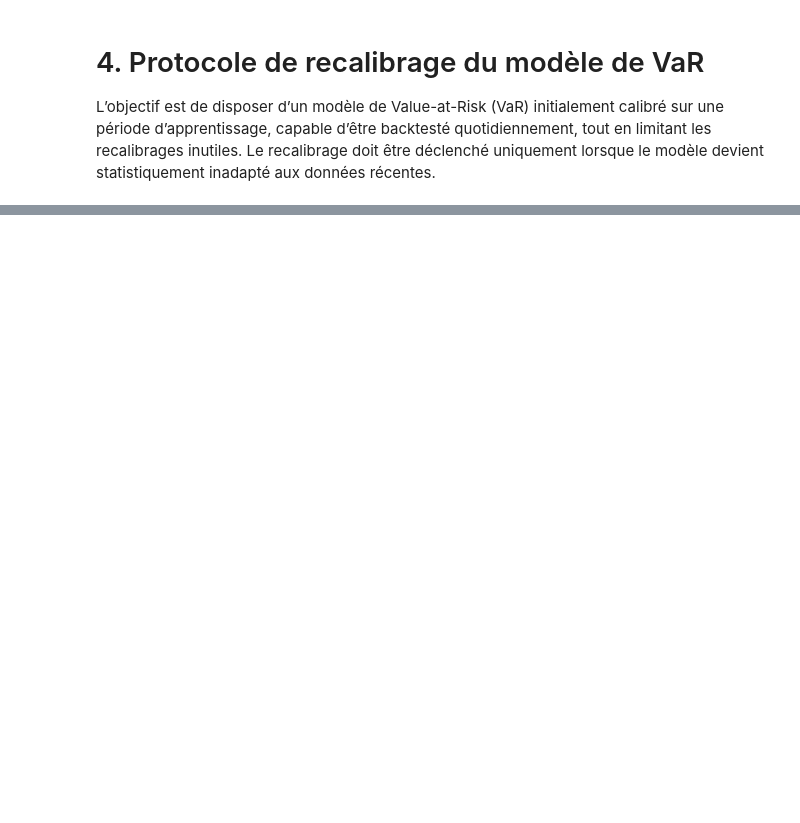
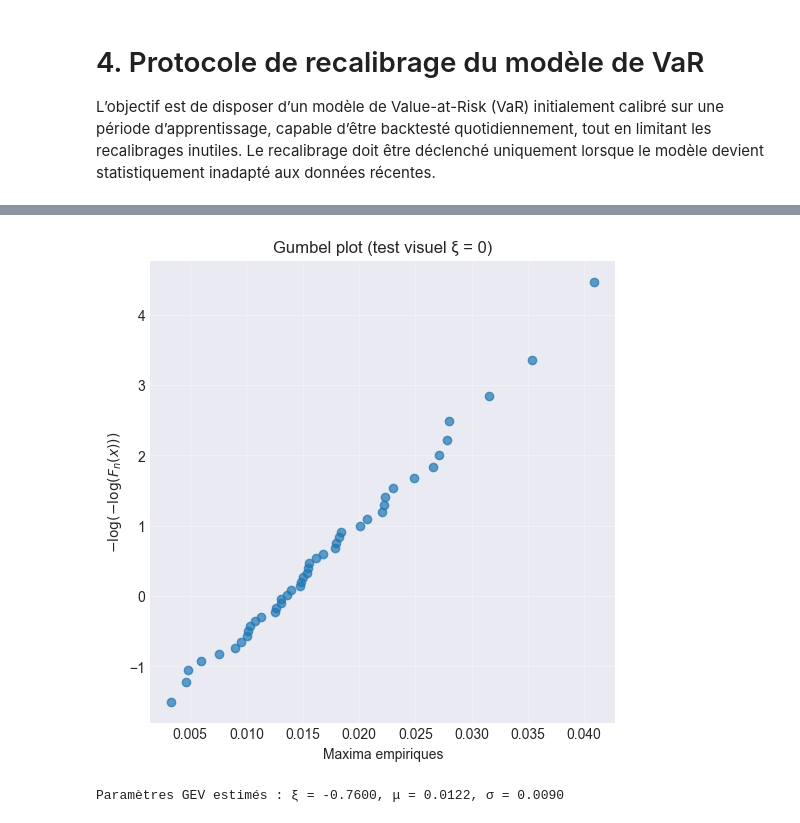
Before and after one commit to Charlin-D-S/extreme_risk_statistics, a Jupyter notebook: notebooks/exploration.ipynb, the cells around one changed output, grey strips where cells are left out. Cells and saved outputs as stored; diff of their text form; code cells hidden in the pictures; blank space fills up the shorter version.

```diff
--- a/notebooks/exploration.ipynb
+++ b/notebooks/exploration.ipynb
@@ -2241,0 +2259,18 @@ plot_var_backtesting(
+# %%
+def gumbel_plot(maxima):
+    x = np.sort(maxima)
+    n = len(x)
+    p = (np.arange(1, n + 1) - 0.5) / n
+    y = -np.log(-np.log(p))
+
+    plt.figure(figsize=(6, 6))
+    plt.scatter(x, y, alpha=0.7)
+    plt.xlabel("Maxima empiriques")
+    plt.ylabel(r"$-\log(-\log(F_n(x)))$")
+    plt.title("Gumbel plot (test visuel ξ = 0)")
+    plt.grid(alpha=0.3)
+    plt.show()
+# %%
+gumbel_plot(maxima)
+# %% [output]
+[figure, added]
@@ -2241,0 +2286,5 @@ plot_var_backtesting(
+# %%
+xi, mux, sigmax = fit_gev(maxima)
+print(f"Paramètres GEV estimés : ξ = {xi:.4f}, μ = {mux:.4f}, σ = {sigmax:.4f}")
+# %% [output]
+Paramètres GEV estimés : ξ = -0.7600, μ = 0.0122, σ = 0.0090
```
Also changed, not shown: parts of 68 cells of this notebook.
